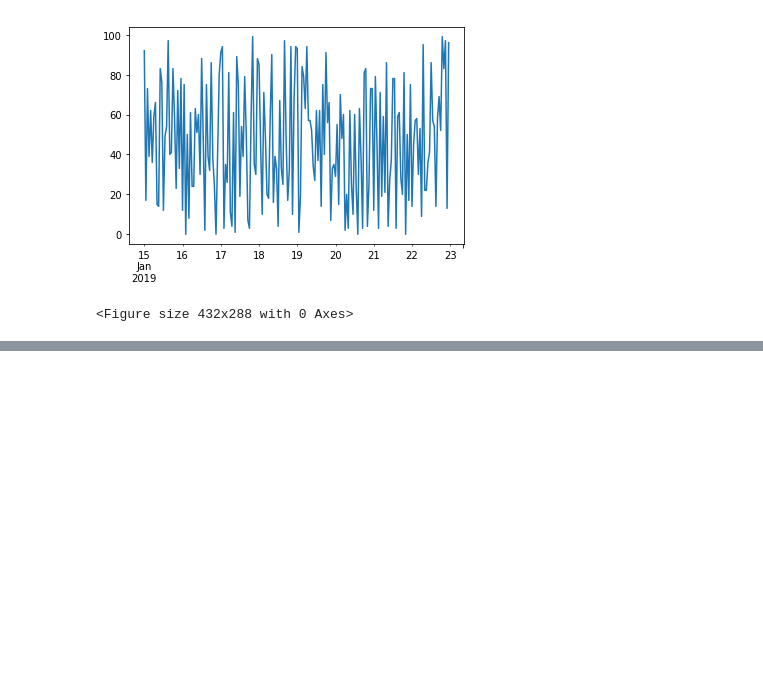
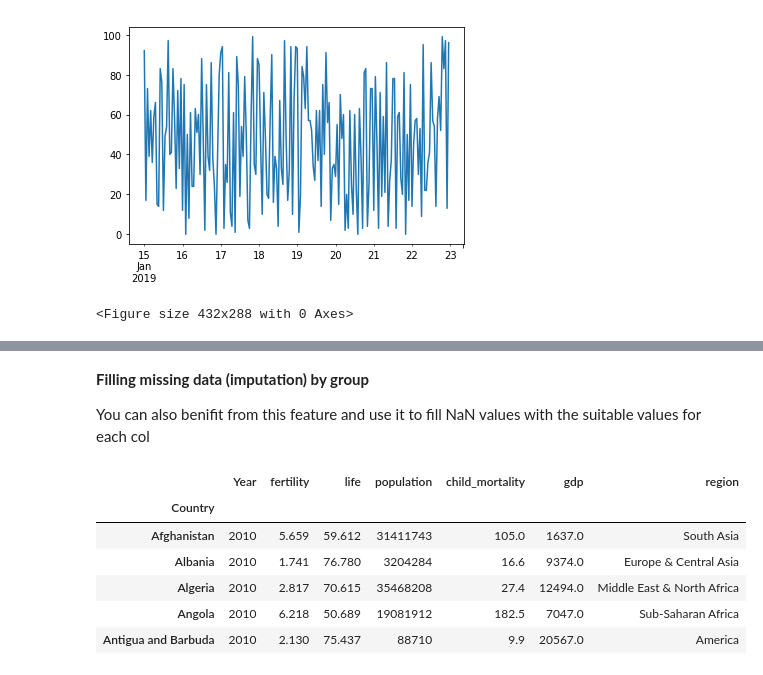
Before and after one commit to mfkabdelnaby/data-science, a Jupyter notebook: pandas.ipynb, the cells around one changed output, grey strips where cells are left out. Saved outputs shown, nothing was run; the diff lists cells and outputs as text; code cells hidden in the pictures; blank space fills up the shorter version.

```diff
--- a/pandas.ipynb
+++ b/pandas.ipynb
@@ -1795,0 +2047,19 @@ plt.clf()
+# %% [markdown]
+**Filling missing data (imputation) by group**
+
+You can also benifit from this feature and use it to fill NaN values with the suitable values for each col
+# %%
+def impute_median(series):
+    return series.fillna(series.median())
+
+gapminder.life = gapminder.groupby('region')['life'].transform(impute_median).head()
+
+gapminder.head()
+# %% [output]
+|  | Year | fertility | life | population | child_mortality | gdp | region |
+| Country |  |  |  |  |  |  |  |
+| Afghanistan | 2010 | 5.659 | 59.612 | 31411743 | 105.0 | 1637.0 | South Asia |
+| Albania | 2010 | 1.741 | 76.780 | 3204284 | 16.6 | 9374.0 | Europe & Central Asia |
+| Algeria | 2010 | 2.817 | 70.615 | 35468208 | 27.4 | 12494.0 | Middle East & North Africa |
+| Angola | 2010 | 6.218 | 50.689 | 19081912 | 182.5 | 7047.0 | Sub-Saharan Africa |
+| Antigua and Barbuda | 2010 | 2.130 | 75.437 | 88710 | 9.9 | 20567.0 | America |
```
Also changed, not shown: parts of 47 cells of this notebook, 5 other files.
